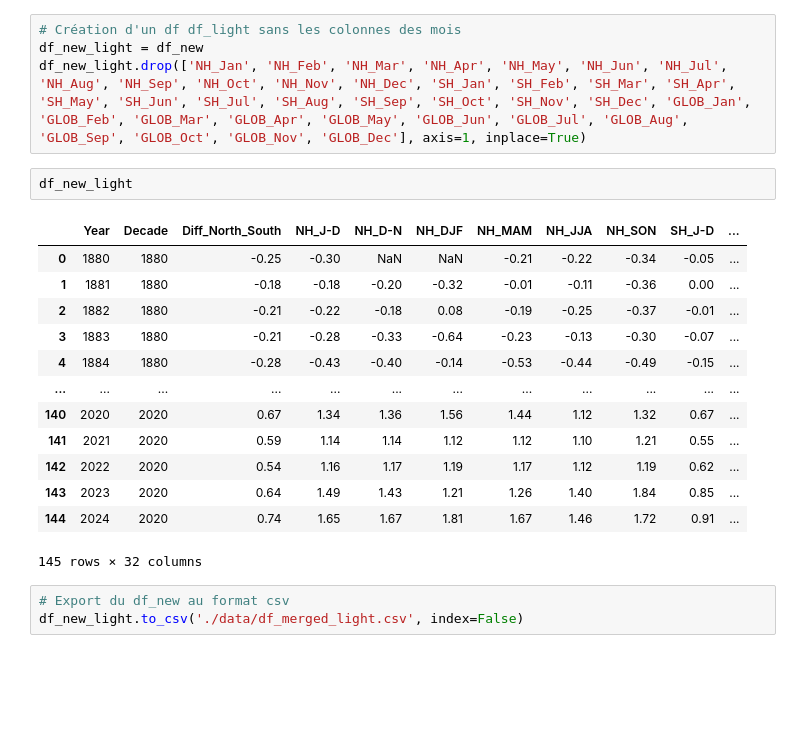
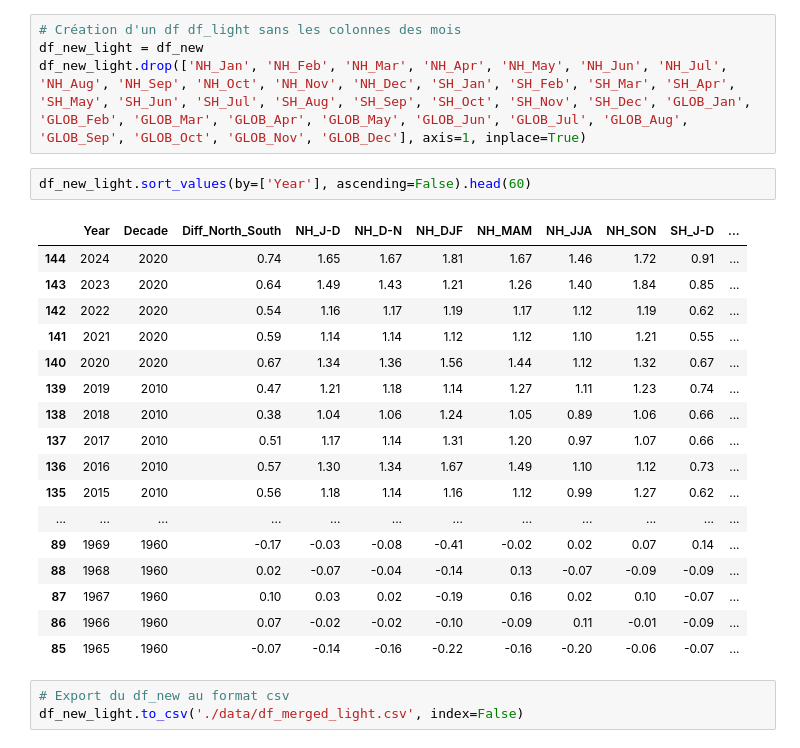
Before and after one commit to VinchC/projet, a Jupyter notebook: global_updated.ipynb, the cells around one changed output. Saved outputs shown, nothing was run; the diff lists cells and outputs as text; blank space fills up the shorter version.

```diff
--- a/global_updated.ipynb
+++ b/global_updated.ipynb
@@ -219,21 +219,25 @@ df_new.to_csv('./data/df_merged.csv', index=False)
 df_new_light = df_new
 df_new_light.drop(['NH_Jan', 'NH_Feb', 'NH_Mar', 'NH_Apr', 'NH_May', 'NH_Jun', 'NH_Jul', 'NH_Aug', 'NH_Sep', 'NH_Oct', 'NH_Nov', 'NH_Dec', 'SH_Jan', 'SH_Feb', 'SH_Mar', 'SH_Apr', 'SH_May', 'SH_Jun', 'SH_Jul', 'SH_Aug', 'SH_Sep', 'SH_Oct', 'SH_Nov', 'SH_Dec', 'GLOB_Jan', 'GLOB_Feb', 'GLOB_Mar', 'GLOB_Apr', 'GLOB_May', 'GLOB_Jun', 'GLOB_Jul', 'GLOB_Aug', 'GLOB_Sep', 'GLOB_Oct', 'GLOB_Nov', 'GLOB_Dec'], axis=1, inplace=True)
 # %%
-df_new_light
+df_new_light.sort_values(by=['Year'], ascending=False).head(60)
 # %% [output]
 |  | Year | Decade | Diff_North_South | NH_J-D | NH_D-N | NH_DJF | NH_MAM | NH_JJA | NH_SON | SH_J-D | ... |
-| 0 | 1880 | 1880 | -0.25 | -0.30 | NaN | NaN | -0.21 | -0.22 | -0.34 | -0.05 | ... |
-| 1 | 1881 | 1880 | -0.18 | -0.18 | -0.20 | -0.32 | -0.01 | -0.11 | -0.36 | 0.00 | ... |
-| 2 | 1882 | 1880 | -0.21 | -0.22 | -0.18 | 0.08 | -0.19 | -0.25 | -0.37 | -0.01 | ... |
-| 3 | 1883 | 1880 | -0.21 | -0.28 | -0.33 | -0.64 | -0.23 | -0.13 | -0.30 | -0.07 | ... |
-| 4 | 1884 | 1880 | -0.28 | -0.43 | -0.40 | -0.14 | -0.53 | -0.44 | -0.49 | -0.15 | ... |
+| 144 | 2024 | 2020 | 0.74 | 1.65 | 1.67 | 1.81 | 1.67 | 1.46 | 1.72 | 0.91 | ... |
+| 143 | 2023 | 2020 | 0.64 | 1.49 | 1.43 | 1.21 | 1.26 | 1.40 | 1.84 | 0.85 | ... |
+| 142 | 2022 | 2020 | 0.54 | 1.16 | 1.17 | 1.19 | 1.17 | 1.12 | 1.19 | 0.62 | ... |
+| 141 | 2021 | 2020 | 0.59 | 1.14 | 1.14 | 1.12 | 1.12 | 1.10 | 1.21 | 0.55 | ... |
+| 140 | 2020 | 2020 | 0.67 | 1.34 | 1.36 | 1.56 | 1.44 | 1.12 | 1.32 | 0.67 | ... |
+| 139 | 2019 | 2010 | 0.47 | 1.21 | 1.18 | 1.14 | 1.27 | 1.11 | 1.23 | 0.74 | ... |
+| 138 | 2018 | 2010 | 0.38 | 1.04 | 1.06 | 1.24 | 1.05 | 0.89 | 1.06 | 0.66 | ... |
+| 137 | 2017 | 2010 | 0.51 | 1.17 | 1.14 | 1.31 | 1.20 | 0.97 | 1.07 | 0.66 | ... |
+| 136 | 2016 | 2010 | 0.57 | 1.30 | 1.34 | 1.67 | 1.49 | 1.10 | 1.12 | 0.73 | ... |
+| 135 | 2015 | 2010 | 0.56 | 1.18 | 1.14 | 1.16 | 1.12 | 0.99 | 1.27 | 0.62 | ... |
 | ... | ... | ... | ... | ... | ... | ... | ... | ... | ... | ... | ... |
-| 140 | 2020 | 2020 | 0.67 | 1.34 | 1.36 | 1.56 | 1.44 | 1.12 | 1.32 | 0.67 | ... |
-| 141 | 2021 | 2020 | 0.59 | 1.14 | 1.14 | 1.12 | 1.12 | 1.10 | 1.21 | 0.55 | ... |
-| 142 | 2022 | 2020 | 0.54 | 1.16 | 1.17 | 1.19 | 1.17 | 1.12 | 1.19 | 0.62 | ... |
-| 143 | 2023 | 2020 | 0.64 | 1.49 | 1.43 | 1.21 | 1.26 | 1.40 | 1.84 | 0.85 | ... |
-| 144 | 2024 | 2020 | 0.74 | 1.65 | 1.67 | 1.81 | 1.67 | 1.46 | 1.72 | 0.91 | ... |
+| 89 | 1969 | 1960 | -0.17 | -0.03 | -0.08 | -0.41 | -0.02 | 0.02 | 0.07 | 0.14 | ... |
+| 88 | 1968 | 1960 | 0.02 | -0.07 | -0.04 | -0.14 | 0.13 | -0.07 | -0.09 | -0.09 | ... |
+| 87 | 1967 | 1960 | 0.10 | 0.03 | 0.02 | -0.19 | 0.16 | 0.02 | 0.10 | -0.07 | ... |
+| 86 | 1966 | 1960 | 0.07 | -0.02 | -0.02 | -0.10 | -0.09 | 0.11 | -0.01 | -0.09 | ... |
+| 85 | 1965 | 1960 | -0.07 | -0.14 | -0.16 | -0.22 | -0.16 | -0.20 | -0.06 | -0.07 | ... |
-145 rows × 32 columns
 # %%
 # Export du df_new au format csv
 df_new_light.to_csv('./data/df_merged_light.csv', index=False)
```
Also changed, not shown: parts of 4 cells of this notebook, 1 other file.
